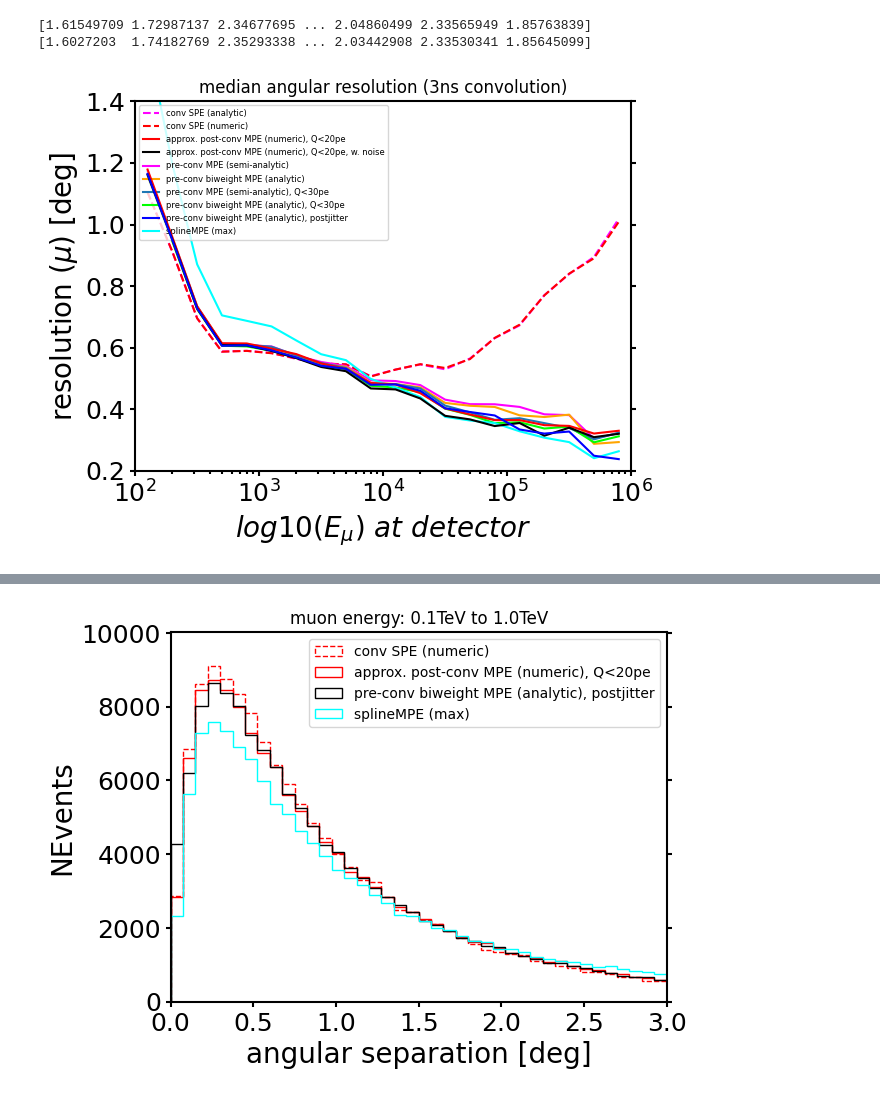
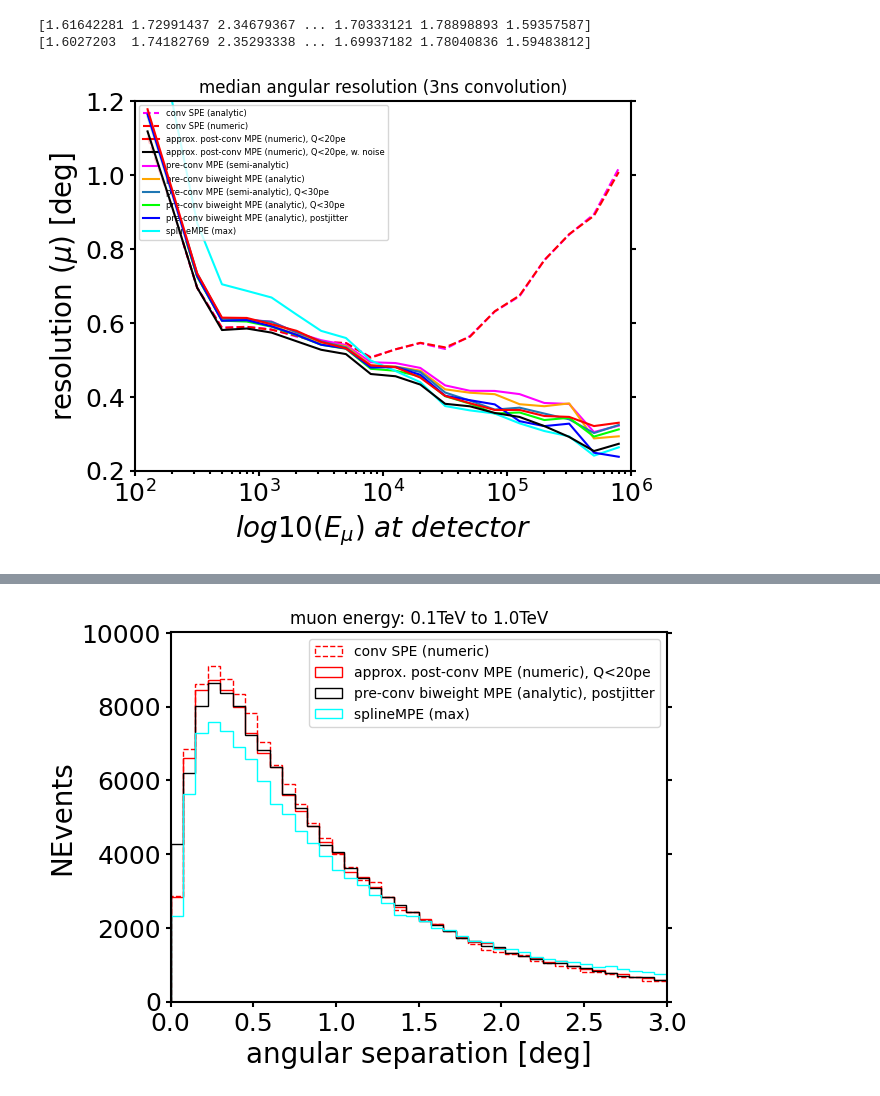
Before and after one commit to rishibbdb/TPN_DeV, a Jupyter notebook: dev/notebooks/resolution_summary3.ipynb, the cells around one changed output, grey strips where cells are left out. Drawn from its saved outputs; the diff is of its cells as text; code cells hidden in the pictures.

Commit message:
refined numeric integrations

```diff
--- a/dev/notebooks/resolution_summary3.ipynb
+++ b/dev/notebooks/resolution_summary3.ipynb
@@ -13,7 +13,9 @@ bp = '/home/storage/hans/jax_reco_new/examples/compare_methods/'
 SPE_post_conv = np.load(bp+'reco_result_21217_21220_sigma_3.0_SPE_c_multi_gamma_spe_prob_v.npy')
 SPE_conv = np.load(bp+'reco_result_21217_21220_sigma_3.0_SPE_cgamma_c_multi_gamma_prob.npy')
 MPE_post_conv = np.load(bp+'reco_result_21217_21220_sigma_3.0_clipcharge20_c_multi_gamma_mpe_prob_midpoint_v.npy')
-MPE_post_conv_and_noise = np.load(bp+'reco_result_21217_21220_sigma_3.0_clipcharge20_c_multi_gamma_mpe_prob_midpoint_v_AND_noise.npy')
+#MPE_post_conv_and_noise = np.load(bp+'reco_result_21217_21220_sigma_3.0_clipcharge20_c_multi_gamma_mpe_prob_midpoint_v_AND_noise.npy')
+#MPE_post_conv_and_noise = np.load(bp+'reco_result_21217_21220_sigma_3.0_clipcharge100_c_multi_gamma_mpe_prob_midpoint2_v_AND_noise.npy')
+MPE_post_conv_and_noise = np.load(bp+'reco_result_21217_21220_sigma_3.0_clipcharge200_c_multi_gamma_mpe_prob_combine_v_AND_noise.npy')
 MPE_pre_conv = np.load(bp+'reco_result_21217_21220_sigma_3.0_MPE_cgamma_c_multi_gamma_prob_and_sf.npy')
 MPE_pre_conv_clip = np.load(bp+'reco_result_21217_21220_sigma_3.0_MPE_clipcharge_30_cgamma_c_multi_gamma_prob_and_sf.npy')
 MPE_pre_conv_biweight = np.load(bp+'reco_result_21217_21220_sigma_3.0_MPE_c_multi_gamma_biweight_mpe_logprob.npy')
@@ -86,34 +88,34 @@ r_MPE_pre_conv_biweight_postjitter, r_smpe, xvals = get_resolution(MPE_pre_conv_
 print(MPE_post_conv_and_noise[:, 14]/20)
 print(MPE_post_conv_and_noise[:, 2])
 # %% [output]
-[1.61549709 1.72987137 2.34677695 ... 2.04860499 2.33565949 1.85763839]
-[1.6027203  1.74182769 2.35293338 ... 2.03442908 2.33530341 1.85645099]
+[1.61642281 1.72991437 2.34679367 ... 1.70333121 1.78898893 1.59357587]
+[1.6027203  1.74182769 2.35293338 ... 1.69937182 1.78040836 1.59483812]
 # %%
 fig, ax = plt.subplots()
 plot_args = {'xlabel':'$log10(E_{\\mu})\,\,at\,\,detector$',
                  'ylabel':'resolution ($\mu$) [deg]',
                  'xlim':[10**2.0, 10**6.0],
                  'ylim':[0.2, 1.2]}
 
 ax.plot(10**xvals, r_SPE_conv[1], color='magenta', label='conv SPE (analytic)', linestyle='dashed')
 ax.plot(10**xvals, r_SPE_post_conv[1], color='red', label='conv SPE (numeric)', linestyle='dashed')
-ax.plot(10**xvals, r_MPE_post_conv[1], color='red', label='approx. post-conv MPE (numeric), Q<20pe', linestyle='solid', zorder=15)
-ax.plot(10**xvals, r_MPE_post_conv_and_noise[1], color='black', label='approx. post-conv MPE (numeric), Q<20pe, w. noise', linestyle='solid', zorder=15)
+ax.plot(10**xvals, r_MPE_post_conv[1], color='red', label='approx. post-conv MPE (numeric), Q<20pe', linestyle='solid', zorder=17)
+ax.plot(10**xvals, r_MPE_post_conv_and_noise[1], color='black', label='approx. post-conv MPE (numeric), Q<20pe, w. noise', linestyle='solid', zorder=17)
 #ax.plot(10**xvals, r_MPE_post_conv[2], color='red', linestyle='dotted', zorder=15)
 ax.plot(10**xvals, r_MPE_pre_conv[1], color='magenta', label='pre-conv MPE (semi-analytic)', linestyle='solid')
 ax.plot(10**xvals, r_MPE_pre_conv_biweight[1], color='orange', label='pre-conv biweight MPE (analytic)', linestyle='solid')
 ax.plot(10**xvals, r_MPE_pre_conv_clip[1], color='tab:blue', label='pre-conv MPE (semi-analytic), Q<30pe', linestyle='solid')
 ax.plot(10**xvals, r_MPE_pre_conv_biweight_clip[1], color='lime', label='pre-conv biweight MPE (analytic), Q<30pe', linestyle='solid')
 ax.plot(10**xvals, r_MPE_pre_conv_biweight_postjitter[1], color='blue', label='pre-conv biweight MPE (analytic), postjitter',
         linestyle='solid', zorder=16)
 #ax.plot(10**xvals, r_MPE_pre_conv_biweight_postjitter[2], color='black', zorder=16, linestyle='dotted')
 ax.plot(10**xvals, r_smpe[1], color='cyan', label='splineMPE (max)')
 #ax.plot(10**xvals, r_smpe[2], color='cyan', linestyle='dotted')
 adjust_plot_1d(fig, ax, plot_args=plot_args)
 plt.xscale('log')
 plt.title('median angular resolution (3ns convolution)')
-ax.set_yticks([0.2*i for i in range(9)][1:-1])
+ax.set_yticks([0.2*i for i in range(9)][1:-2])
 plt.legend(fontsize=6, loc='upper left')
 plt.show()
 # %% [output]
-[figure, old version]
+[figure, new version]
```
Also changed, not shown: parts of 9 cells of this notebook, 9 other files.
